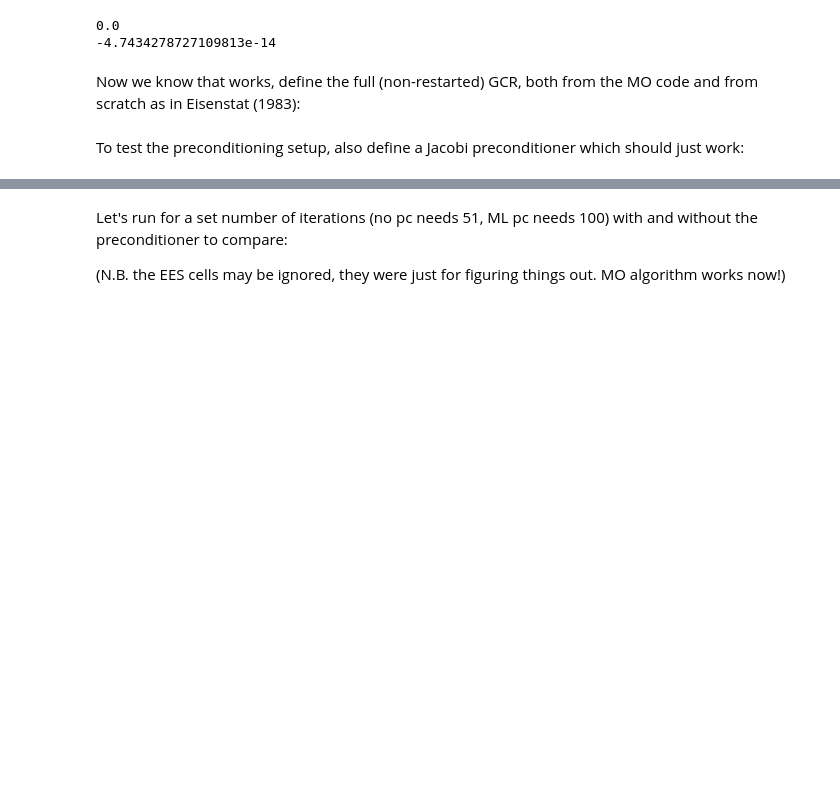
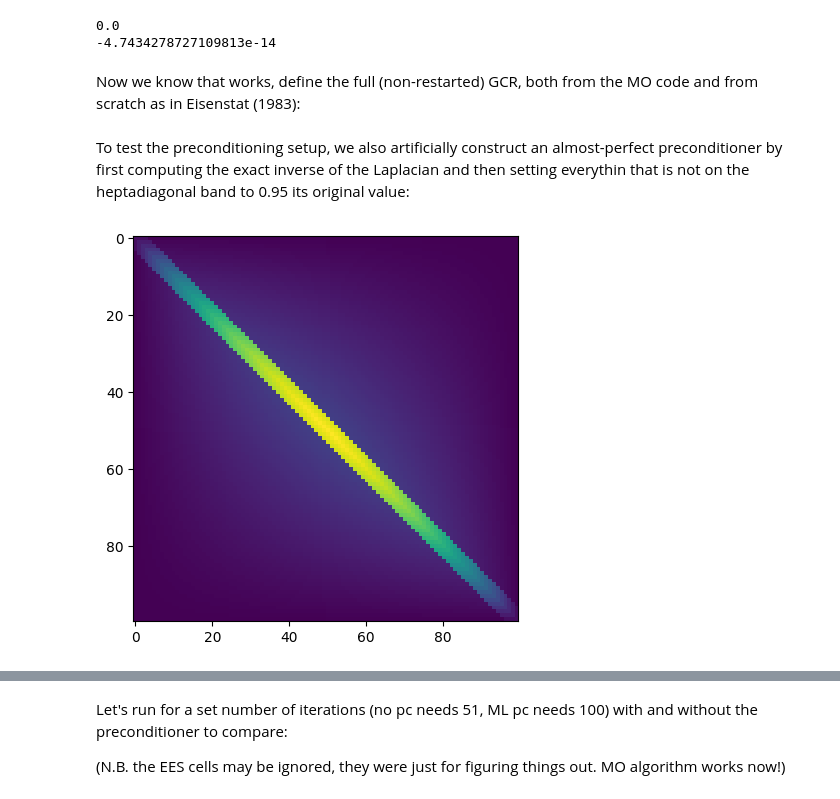
Before and after one commit to benni-bu/gusto, a Jupyter notebook: learning/testnb.ipynb, the cells around one changed output, grey strips where cells are left out. Saved outputs shown, nothing was run; the diff lists cells and outputs as text; code cells hidden in the pictures; blank space fills up the shorter version.

```diff
--- a/learning/testnb.ipynb
+++ b/learning/testnb.ipynb
@@ -483,11 +483,27 @@ print(sum(Ax - lapl_outvecs[1]))
 -4.7434278727109813e-14
 # %% [markdown]
 Now we know that works, define the full (non-restarted) GCR, both from the MO code and from scratch as in Eisenstat (1983):
-# %% [markdown]
-To test the preconditioning setup, also define a Jacobi preconditioner which should just work:
-# %%
-def Jacobi(r):
-    D = np.diag(Lapl)
-    # LU = Lapl - D
-    e = r / D
-    return e
+# %% [markdown]
+To test the preconditioning setup, we also artificially construct an almost-perfect preconditioner by first computing the exact inverse of the Laplacian and then setting everythin that is not on the heptadiagonal band to 0.95 its original value:
+# %%
+P = np.linalg.inv(Lapl)
+mask = (np.ones((100, 100)) - np.eye(100) - np.eye(100, k=1) - np.eye(100, k=2) - np.eye(100, k=3)
+         - np.eye(100, k=-3) - np.eye(100, k=-2) - np.eye(100, k=-1))
+P[mask.astype(bool)] = P[mask.astype(bool)]*0.2
+P=P*3.25
+plt.imshow(P)
+
+def FabPC(r):
+    e = P @ r
+    return e
+
+
+def Jacobi(r):
+    #really this is a Neumann series approximation now
+    D = np.diag(Lapl)
+    LU = D*np.eye(100) - Lapl
+    Dinv = 1/D
+    e = np.dot(r, Dinv*(np.eye(100) + LU*Dinv + (LU*Dinv)**2))
+    return e
+# %% [output]
+[figure, added]
```
Also changed, not shown: parts of 19 cells of this notebook, 4 other files.
